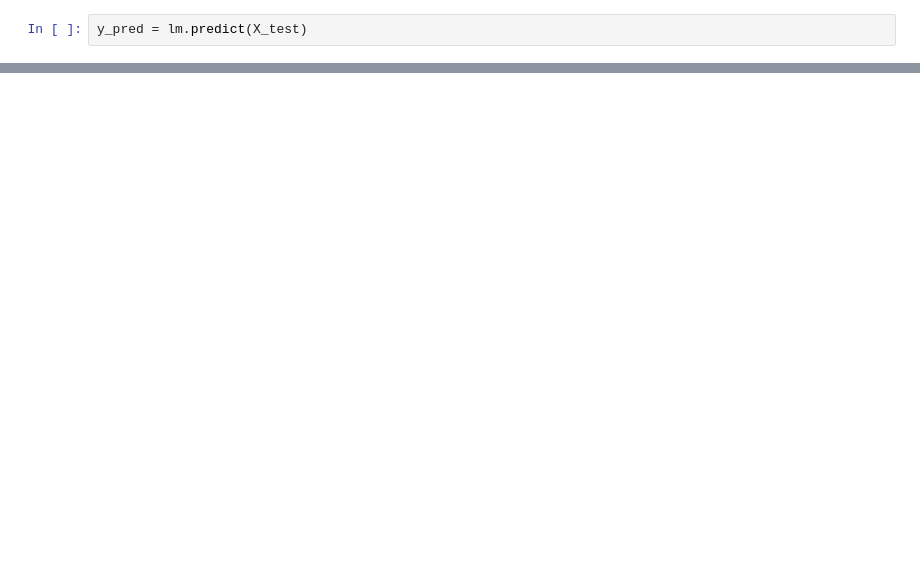
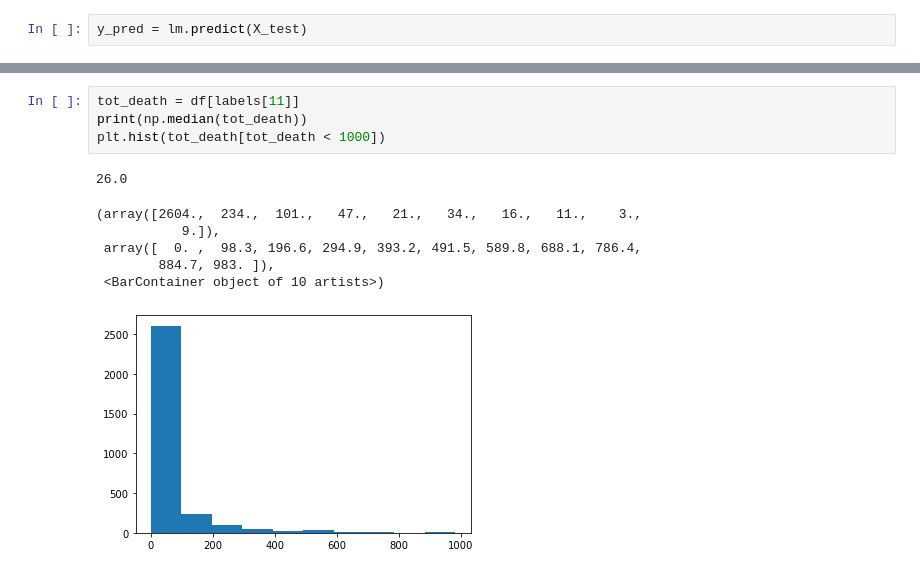
Before and after one commit to zedian/CS229-FinalProject, a Jupyter notebook: Preprocess_SimplyAnalytics_Data.ipynb, the cells around one changed output, grey strips where cells are left out. Cells and saved outputs as stored; diff of their text form; blank space fills up the shorter version.

```diff
--- a/Preprocess_SimplyAnalytics_Data.ipynb
+++ b/Preprocess_SimplyAnalytics_Data.ipynb
@@ -58,0 +202,12 @@ Coefficient of determination: 0.92
+# %%
+tot_death = df[labels[11]]
+print(np.median(tot_death))
+plt.hist(tot_death[tot_death < 1000])
+# %% [output]
+26.0
+(array([2604.,  234.,  101.,   47.,   21.,   34.,   16.,   11.,    3.,
+           9.]),
+ array([  0. ,  98.3, 196.6, 294.9, 393.2, 491.5, 589.8, 688.1, 786.4,
+        884.7, 983. ]),
+ <BarContainer object of 10 artists>)
+[figure, added]
```
Also changed, not shown: parts of 45 cells of this notebook, 5 other files.
